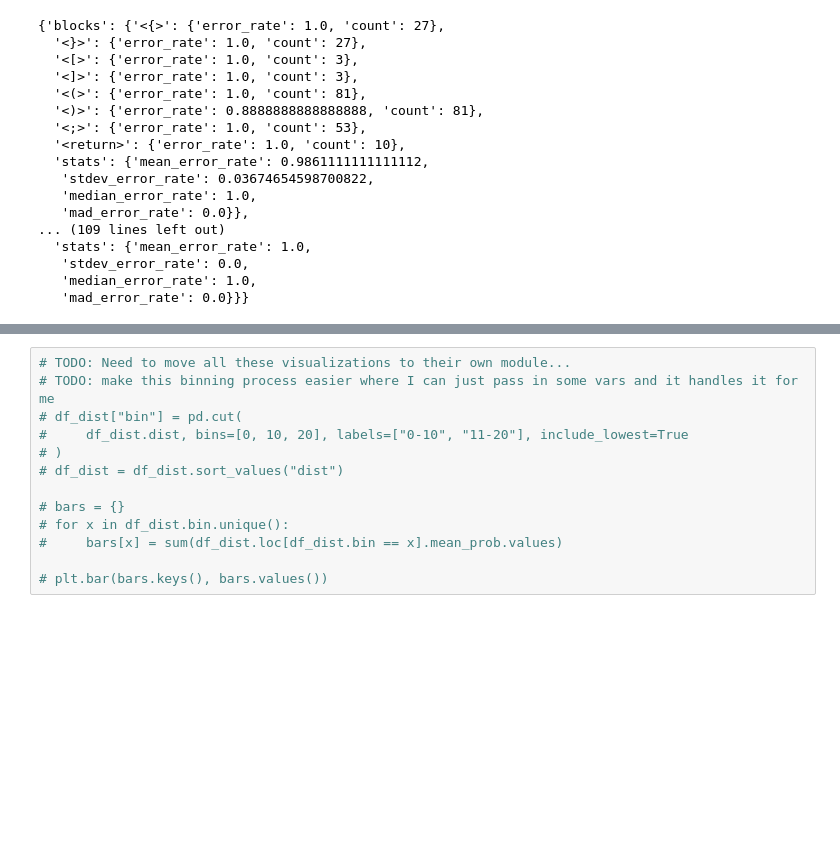
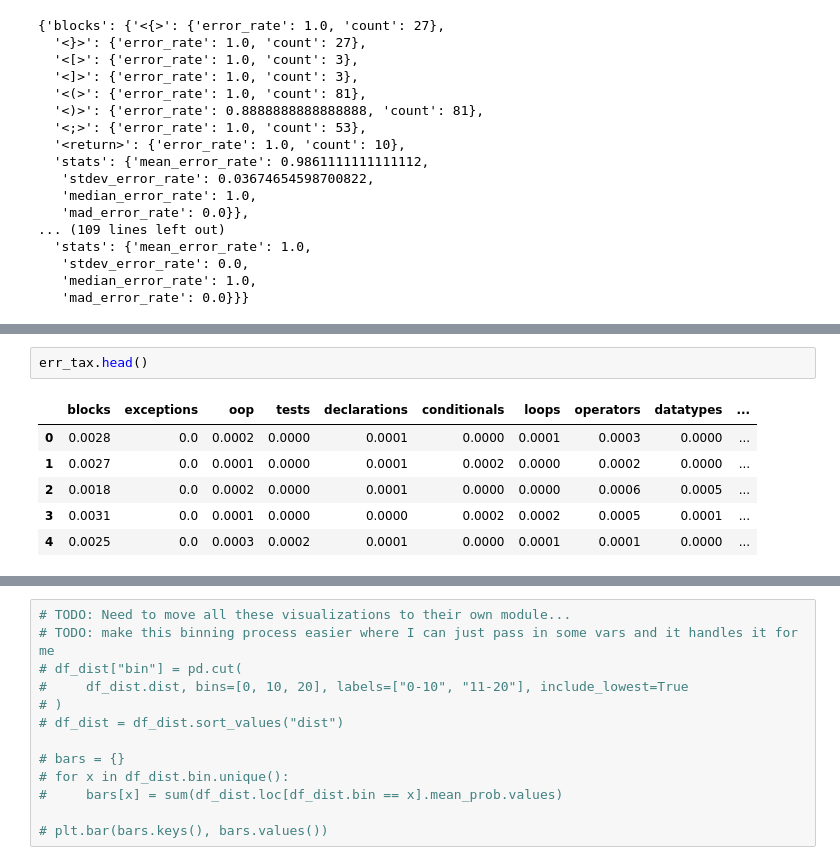
Before and after one commit to ArtificialSoftwareEngineering/InterpretingCodeGeneration, a Jupyter notebook: nbs/04_evaluation.core.ipynb, the cells around one changed output, grey strips where cells are left out. Cells and saved outputs as stored; diff of their text form; blank space fills up the shorter version.

```diff
--- a/nbs/04_evaluation.core.ipynb
+++ b/nbs/04_evaluation.core.ipynb
@@ -548,0 +598,9 @@ err_tax
+# %%
+err_tax.head()
+# %% [output]
+|  | blocks | exceptions | oop | tests | declarations | conditionals | loops | operators | datatypes | ... |
+| 0 | 0.0028 | 0.0 | 0.0002 | 0.0000 | 0.0001 | 0.0000 | 0.0001 | 0.0003 | 0.0000 | ... |
+| 1 | 0.0027 | 0.0 | 0.0001 | 0.0000 | 0.0001 | 0.0002 | 0.0000 | 0.0002 | 0.0000 | ... |
+| 2 | 0.0018 | 0.0 | 0.0002 | 0.0000 | 0.0001 | 0.0000 | 0.0000 | 0.0006 | 0.0005 | ... |
+| 3 | 0.0031 | 0.0 | 0.0001 | 0.0000 | 0.0000 | 0.0002 | 0.0002 | 0.0005 | 0.0001 | ... |
+| 4 | 0.0025 | 0.0 | 0.0003 | 0.0002 | 0.0001 | 0.0000 | 0.0001 | 0.0001 | 0.0000 | ... |
```
Also changed, not shown: parts of 6 cells of this notebook.
